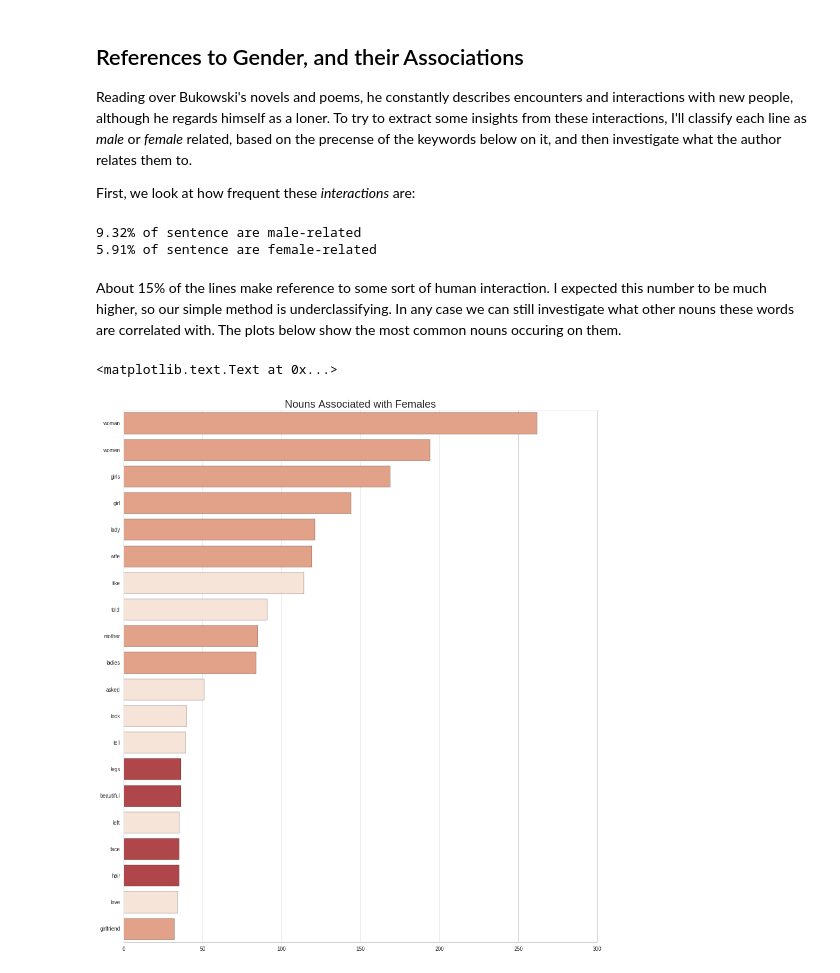
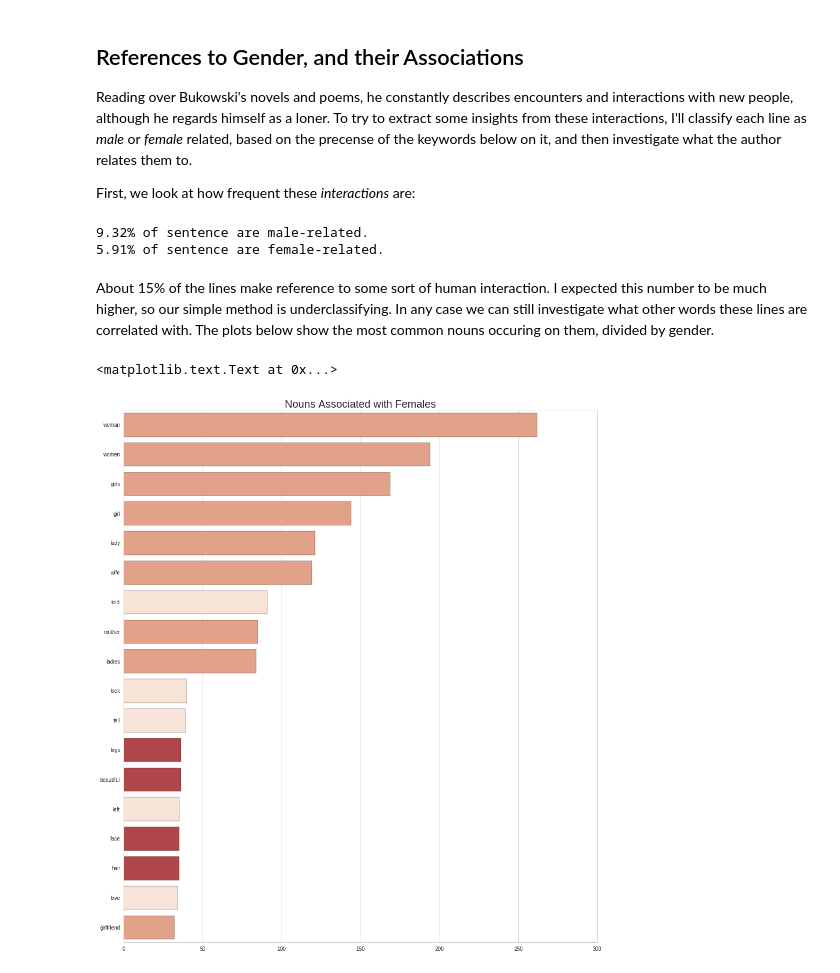
Before and after one commit to masta-g3/summer_networks, a Jupyter notebook: bukowski_networks/sentiment_bukowski.ipynb, the cells around one changed output. Saved outputs shown, nothing was run; the diff lists cells and outputs as text; code cells hidden in the pictures.

```diff
--- a/bukowski_networks/sentiment_bukowski.ipynb
+++ b/bukowski_networks/sentiment_bukowski.ipynb
@@ -101,35 +105,35 @@ for i, r in content.iterrows():
             f_counts[wd] += 1
         f+=1
 # %%
-print '%.2f%% of sentence are male-related' %(m/content.shape[0]*100)
-print '%.2f%% of sentence are female-related' %(f/content.shape[0]*100)
+print '%.2f%% of sentence are male-related.' %(m/content.shape[0]*100)
+print '%.2f%% of sentence are female-related.' %(f/content.shape[0]*100)
 # %% [output]
-9.32% of sentence are male-related
-5.91% of sentence are female-related
+9.32% of sentence are male-related.
+5.91% of sentence are female-related.
 # %% [markdown]
-About 15% of the lines make reference to some sort of human interaction. I expected this number to be much higher, so our simple method is underclassifying. In any case we can still investigate what other nouns these words are correlated with. The plots below show the most common nouns occuring on them.
+About 15% of the lines make reference to some sort of human interaction. I expected this number to be much higher, so our simple method is underclassifying. In any case we can still investigate what other words these lines are correlated with. The plots below show the most common nouns occuring on them, divided by gender.
 # %%
 f_words = pd.DataFrame({ \
-    'word' : [pair[0][0] for pair in f_counts.most_common() if ('N' in pair[0][1] and pair[1] > 30)], \
-    'count' : [pair[1] for pair in f_counts.most_common() if ('N' in pair[0][1] and pair[1] > 30)] \
+    'word' : [pair[0][0] for pair in f_counts.most_common() if ('NN' in pair[0][1] and pair[1] > 30)], \
+    'count' : [pair[1] for pair in f_counts.most_common() if ('NN' in pair[0][1] and pair[1] > 30)] \
                        })
 
 ## Manual word labels.
-f_words['type'] = [1,1,1,1,1,1,0,0,1,1,0,0,0,2,2,0,2,2,0,1]
+f_words['type'] = [1,1,1,1,1,1,0,1,1,0,0,2,2,0,2,2,0,1]
 
 ## Get only non-neutral words.
 ix = f_words.word
 f_words = f_words.pivot(index='word', columns='type', values='count').reindex(ix)
 
 i=0
 for col in f_words.columns:
     sns.barplot(x=col, y='word', data=f_words.reset_index(), \
                 color=palette[2-i], order=f_words.index)
     i+=1
 
 plt.title('Nouns Associated with Females')
 plt.ylabel('')
 plt.xlabel('')
 # %% [output]
 <matplotlib.text.Text at 0x...>
-[figure, old version]
+[figure, new version]
```
Also changed, not shown: parts of 12 cells of this notebook, 5 other files.
